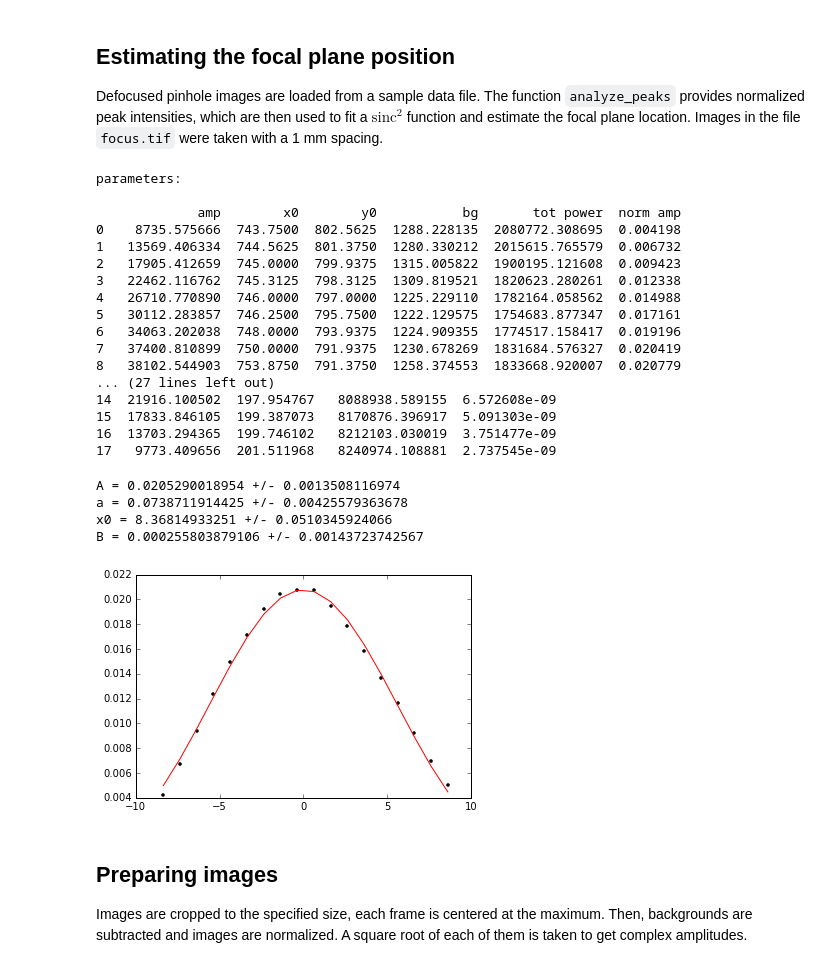
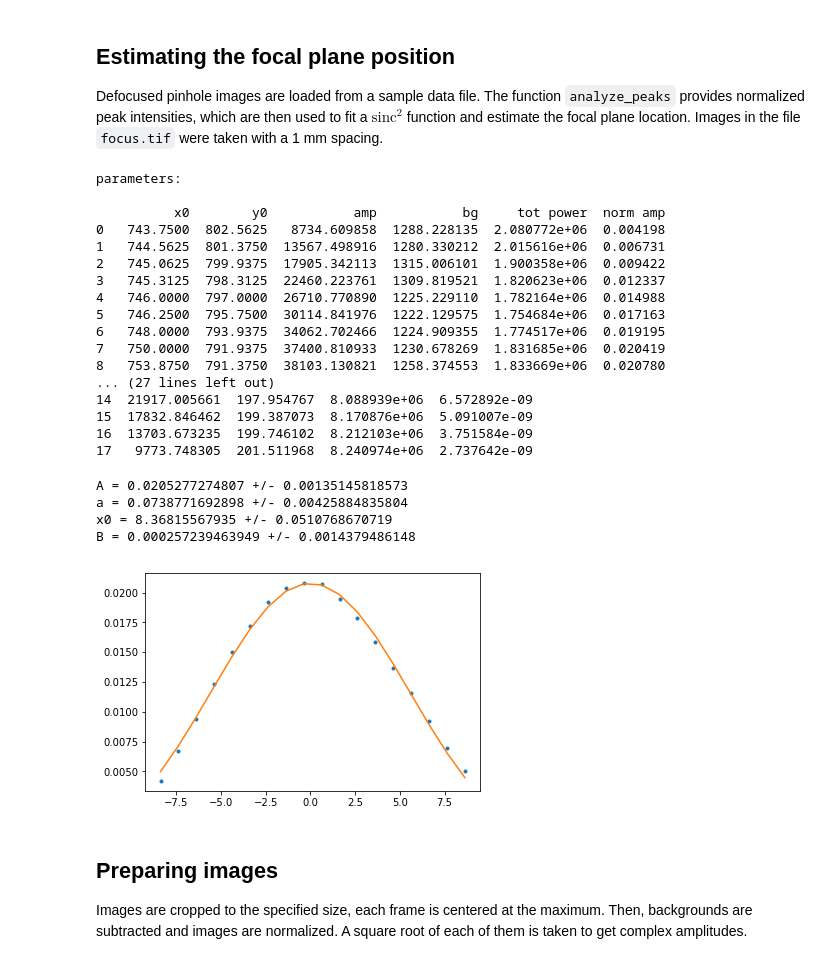
Before and after one commit to miromarszal/phase_ret, a Jupyter notebook: demo_analysis.ipynb, the cells around one changed output. Drawn from its saved outputs; the diff is of its cells as text; code cells hidden in the pictures.

Commit message:
Modified the demo notebook.
Still the last part of the notebook won't work.

```diff
--- a/demo_analysis.ipynb
+++ b/demo_analysis.ipynb
@@ -36,45 +26,43 @@ Tifffile.c can be obtained at http://www.lfd.uci.edu/~gohlke/
 ## Estimating the focal plane position
 Defocused pinhole images are loaded from a sample data file. The function `analyze_peaks` provides normalized peak intensities, which are then used to fit a $\mathrm{sinc}^2$ function and estimate the focal plane location. Images in the file `focus.tif` were taken with a 1 mm spacing.
 # %%
-stack = TiffFile('focus.tif')
-Z = np.arange(len(stack))   # 1 mm spacing
-par, var = analyze_peaks(stack, 64, 16)
+stack = tifffile.imread('demo_data.tif')
+Z = arange(len(stack))   # 1 mm spacing
+p, v = analyze_peaks(stack, 32, 16, index=Z)
 # %% [output]
 parameters:
 
-             amp        x0        y0           bg       tot power  norm amp
-0    8735.575666  743.7500  802.5625  1288.228135  2080772.308695  0.004198
-1   13569.406334  744.5625  801.3750  1280.330212  2015615.765579  0.006732
-2   17905.412659  745.0000  799.9375  1315.005822  1900195.121608  0.009423
-3   22462.116762  745.3125  798.3125  1309.819521  1820623.280261  0.012338
-4   26710.770890  746.0000  797.0000  1225.229110  1782164.058562  0.014988
-5   30112.283857  746.2500  795.7500  1222.129575  1754683.877347  0.017161
-6   34063.202038  748.0000  793.9375  1224.909355  1774517.158417  0.019196
-7   37400.810899  750.0000  791.9375  1230.678269  1831684.576327  0.020419
-8   38102.544903  753.8750  791.3750  1258.374553  1833668.920007  0.020779
+          x0        y0           amp           bg     tot power  norm amp
+0   743.7500  802.5625   8734.609858  1288.228135  2.080772e+06  0.004198
+1   744.5625  801.3750  13567.498916  1280.330212  2.015616e+06  0.006731
+2   745.0625  799.9375  17905.342113  1315.006101  1.900358e+06  0.009422
+3   745.3125  798.3125  22460.223761  1309.819521  1.820623e+06  0.012337
+4   746.0000  797.0000  26710.770890  1225.229110  1.782164e+06  0.014988
+5   746.2500  795.7500  30114.841976  1222.129575  1.754684e+06  0.017163
+6   748.0000  793.9375  34062.702466  1224.909355  1.774517e+06  0.019195
+7   750.0000  791.9375  37400.810933  1230.678269  1.831685e+06  0.020419
+8   753.8750  791.3750  38103.130821  1258.374553  1.833669e+06  0.020780
 ... (27 lines left out)
-14  21916.100502  197.954767   8088938.589155  6.572608e-09
-15  17833.846105  199.387073   8170876.396917  5.091303e-09
-16  13703.294365  199.746102   8212103.030019  3.751477e-09
-17   9773.409656  201.511968   8240974.108881  2.737545e-09
+14  21917.005661  197.954767  8.088939e+06  6.572892e-09
+15  17832.846462  199.387073  8.170876e+06  5.091007e-09
+16  13703.673235  199.746102  8.212103e+06  3.751584e-09
+17   9773.748305  201.511968  8.240974e+06  2.737642e-09
 # %%
 def sinc2(x, A, a, x0, B):
     """sinc^2 function for fitting to through-focus intensities."""
-    return A * np.sinc(a * (x-x0))**2 + B
+    return A * sinc(a * (x - x0)) ** 2 + B
 # %%
-pfit, cfit = op.curve_fit(sinc2, Z, par['norm amp'].astype('float64'),
-                          p0=(2e-2, .5e-3, (Z[0]+Z[-1])/2., 0.))
-plt.plot(Z-pfit[2], par['norm amp'], 'k.')
-plt.plot(Z-pfit[2], sinc2(Z, *pfit), 'r-')
-for pname, p, s in zip(('A', 'a', 'x0', 'B'),
-                       pfit, np.sqrt(np.diag(cfit))):
-    print pname, '=', p, '+/-', s
+pfit, cfit = op.curve_fit(sinc2, Z, p['norm amp'].astype(float64), p0=(2e-2, .5e-3, (Z[0] + Z[-1]) / 2., 0.))
+plt.plot(Z - pfit[2], p['norm amp'], '.')
+plt.plot(Z - pfit[2], sinc2(Z, *pfit), '-')
+for pname, pval, sval in zip(('A', 'a', 'x0', 'B'), pfit, np.sqrt(np.diag(cfit))):
+    print(pname, '=', pval, '+/-', sval)
 # %% [output]
-A = 0.0205290018954 +/- 0.0013508116974
-a = 0.0738711914425 +/- 0.00425579363678
-x0 = 8.36814933251 +/- 0.0510345924066
-B = 0.000255803879106 +/- 0.00143723742567
+A = 0.0205277274807 +/- 0.00135145818573
+a = 0.0738771692898 +/- 0.00425884835804
+x0 = 8.36815567935 +/- 0.0510768670719
+B = 0.000257239463949 +/- 0.0014379486148
-[figure, old version]
+[figure, new version]
 # %% [markdown]
 ## Preparing images
 Images are cropped to the specified size, each frame is centered at the maximum. Then, backgrounds are subtracted and images are normalized. A square root of each of them is taken to get complex amplitudes.
```
Also changed, not shown: parts of 11 cells of this notebook.
